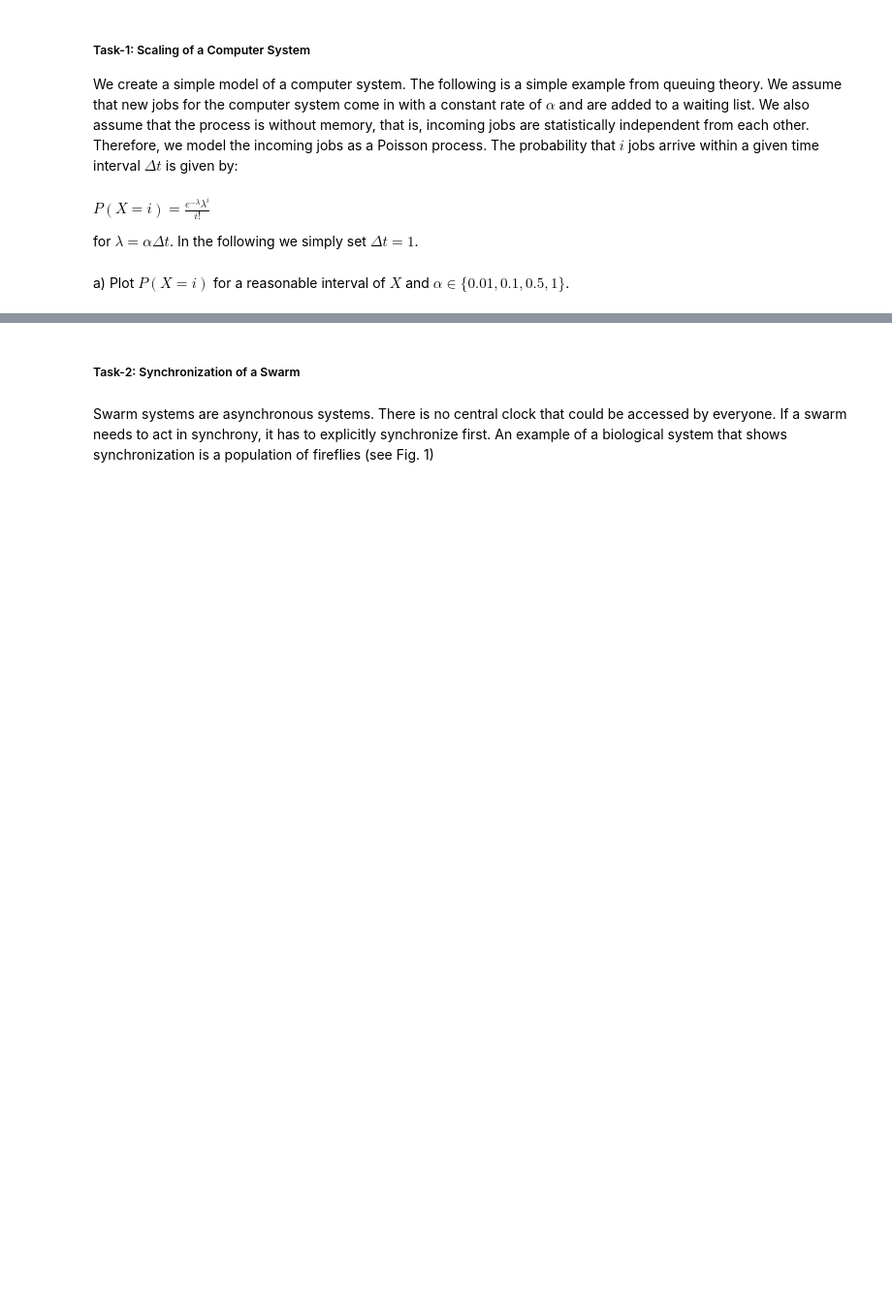
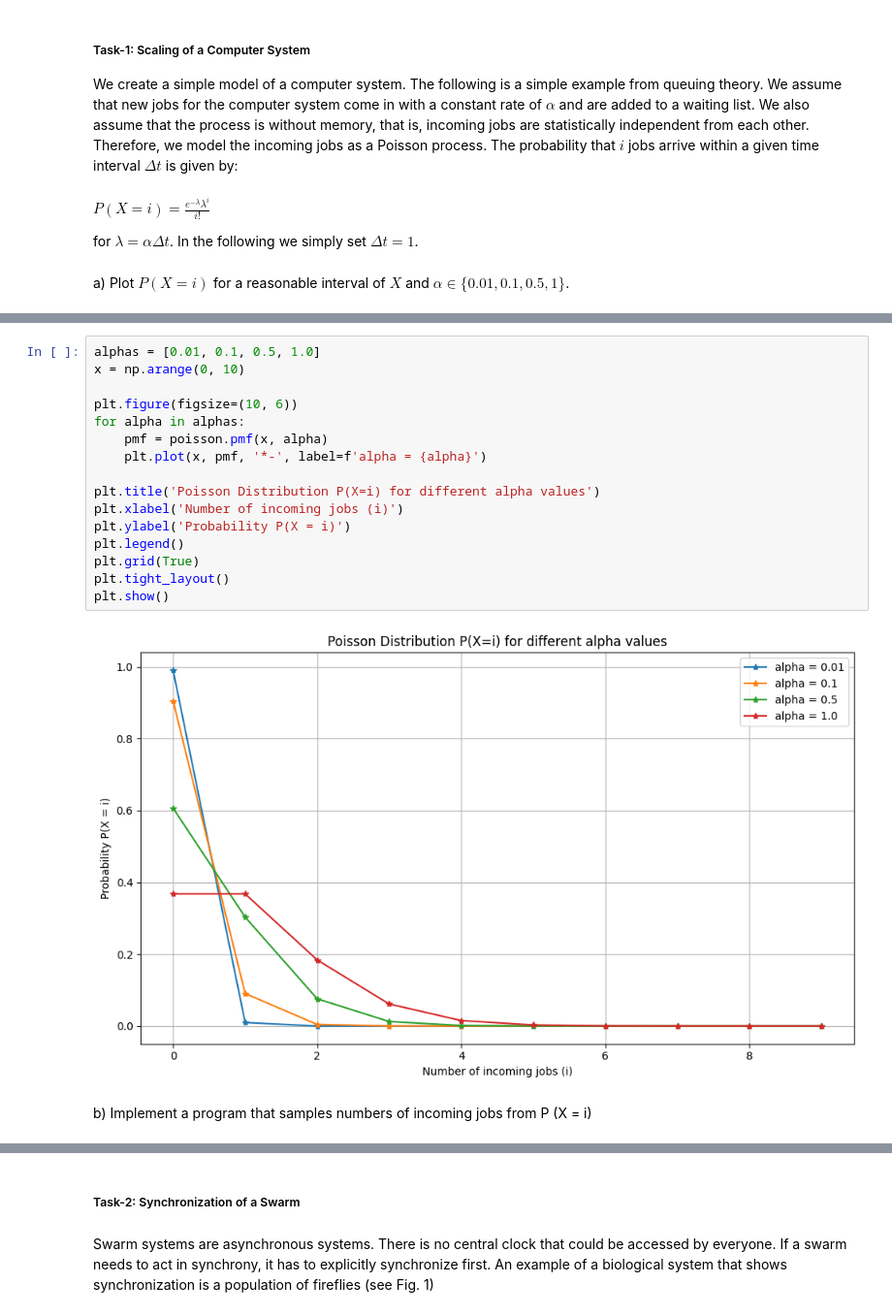
Before and after one commit to bad-bit01/MAS-CollectiveRobotics, a Jupyter notebook: assignment-01.ipynb, the cells around one changed output, grey strips where cells are left out. Shown at 97% size. Cells and saved outputs as stored; diff of their text form; blank space fills up the shorter version.

```diff
--- a/assignment-01.ipynb
+++ b/assignment-01.ipynb
@@ -13,0 +50,20 @@ a) Plot $P(X = i)$ for a reasonable interval of $X$ and $\alpha \in \{0.01, 0.1,
+# %%
+alphas = [0.01, 0.1, 0.5, 1.0]
+x = np.arange(0, 10)
+
+plt.figure(figsize=(10, 6))
+for alpha in alphas:
+    pmf = poisson.pmf(x, alpha)
+    plt.plot(x, pmf, '*-', label=f'alpha = {alpha}')
+
+plt.title('Poisson Distribution P(X=i) for different alpha values')
+plt.xlabel('Number of incoming jobs (i)')
+plt.ylabel('Probability P(X = i)')
+plt.legend()
+plt.grid(True)
+plt.tight_layout()
+plt.show()
+# %% [output]
+[figure, added]
+# %% [markdown]
+b) Implement a program that samples numbers of incoming jobs from P (X = i)
```
Also changed, not shown: parts of 11 cells of this notebook, 5 other files.
